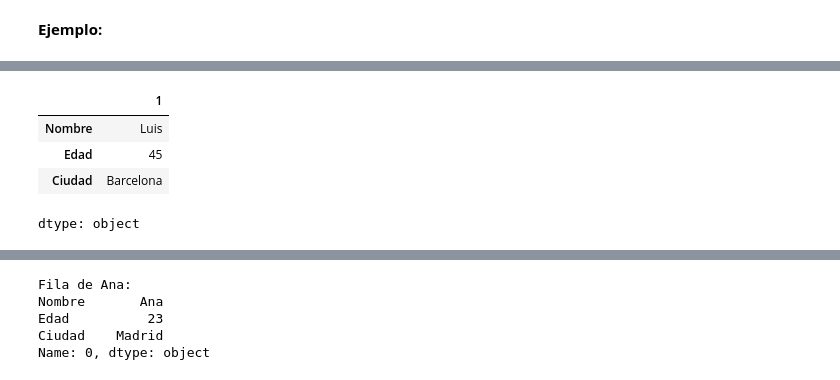
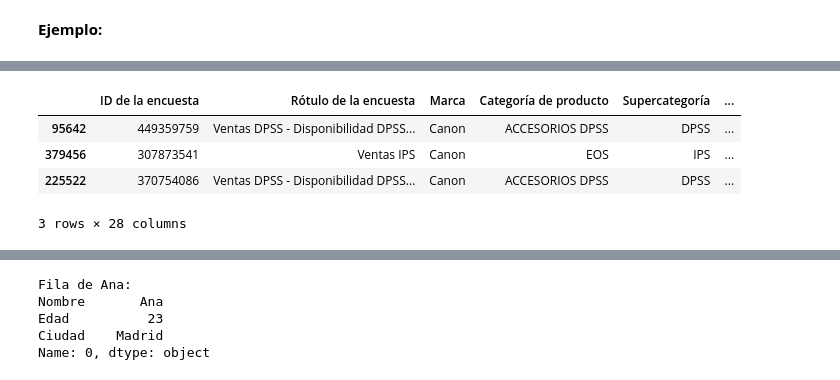
Before and after one commit to gianmarcomejia96/UTEC_PROGRA, a Jupyter notebook: 07_manipulaci_n_de_datos_con_pandas.ipynb, the cells around one changed output, grey strips where cells are left out. Cells and saved outputs as stored; diff of their text form; code cells hidden in the pictures.

```diff
--- a/07_manipulaci_n_de_datos_con_pandas.ipynb
+++ b/07_manipulaci_n_de_datos_con_pandas.ipynb
@@ -304,0 +185,2 @@ AttributeError: 'Series' object has no attribute 'sorted'
+# %%
+df['ventas mayor a 10'] = df['Registre la cantidad vendida'].apply( lambda x: 'Mayor a 10' if x >=10 else 'Menor a 10')
@@ -317,0 +197,2 @@ Nombre y Ciudad:
+# %%
+df = df.sort_values(by='Cadena')
@@ -320,8 +207,8 @@ df = df.sort_values(by='Ciudad')
 # %%
-df.iloc[0]
+df.iloc[0:3]
 # %% [output]
-|  | 1 |
-| Nombre | Luis |
-| Edad | 45 |
-| Ciudad | Barcelona |
+|  | ID de la encuesta | Rótulo de la encuesta | Marca | Categoría de producto | Supercategoría | ... |
+| 95642 | 449359759 | Ventas DPSS - Disponibilidad DPSS... | Canon | ACCESORIOS DPSS | DPSS | ... |
+| 379456 | 307873541 | Ventas IPS | Canon | EOS | IPS | ... |
+| 225522 | 370754086 | Ventas DPSS - Disponibilidad DPSS... | Canon | ACCESORIOS DPSS | DPSS | ... |
-dtype: object
+3 rows × 28 columns
```
Also changed, not shown: parts of 91 cells of this notebook.
